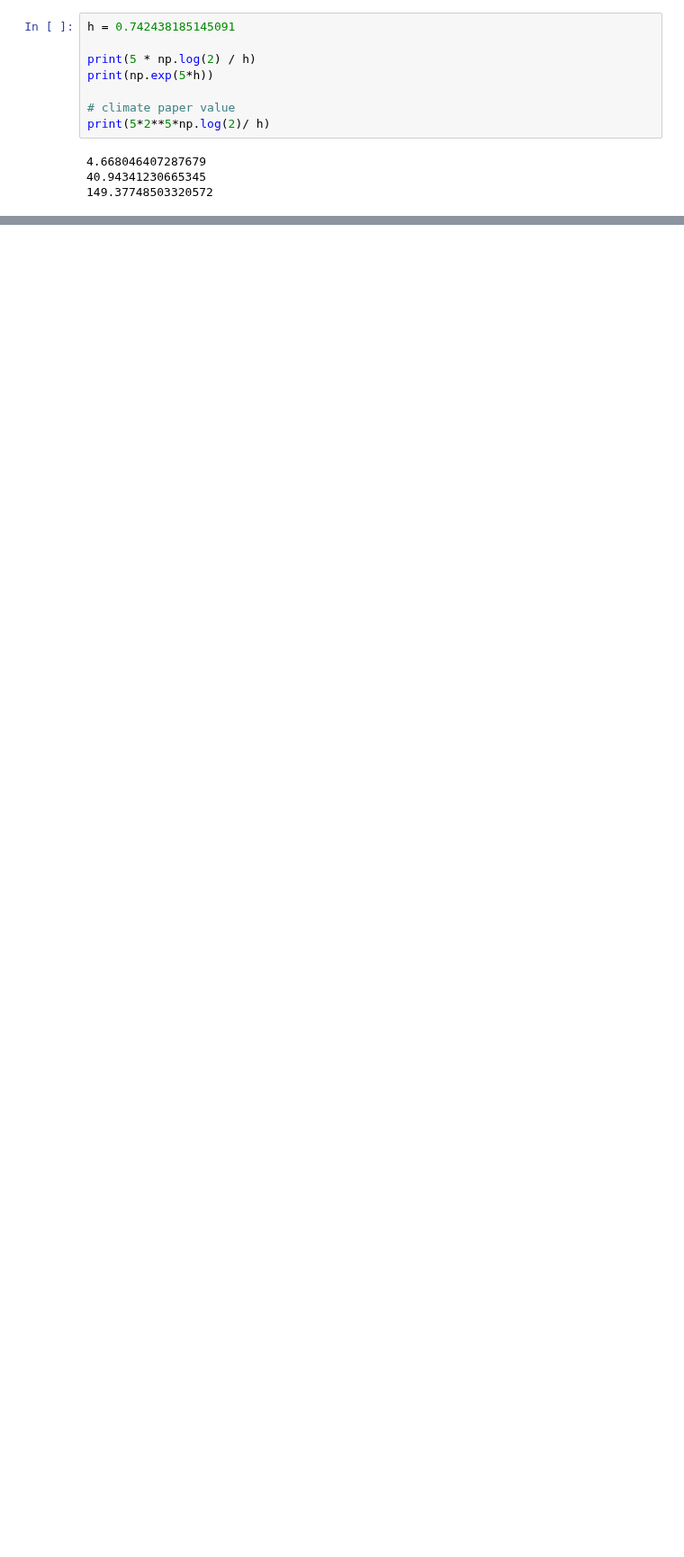
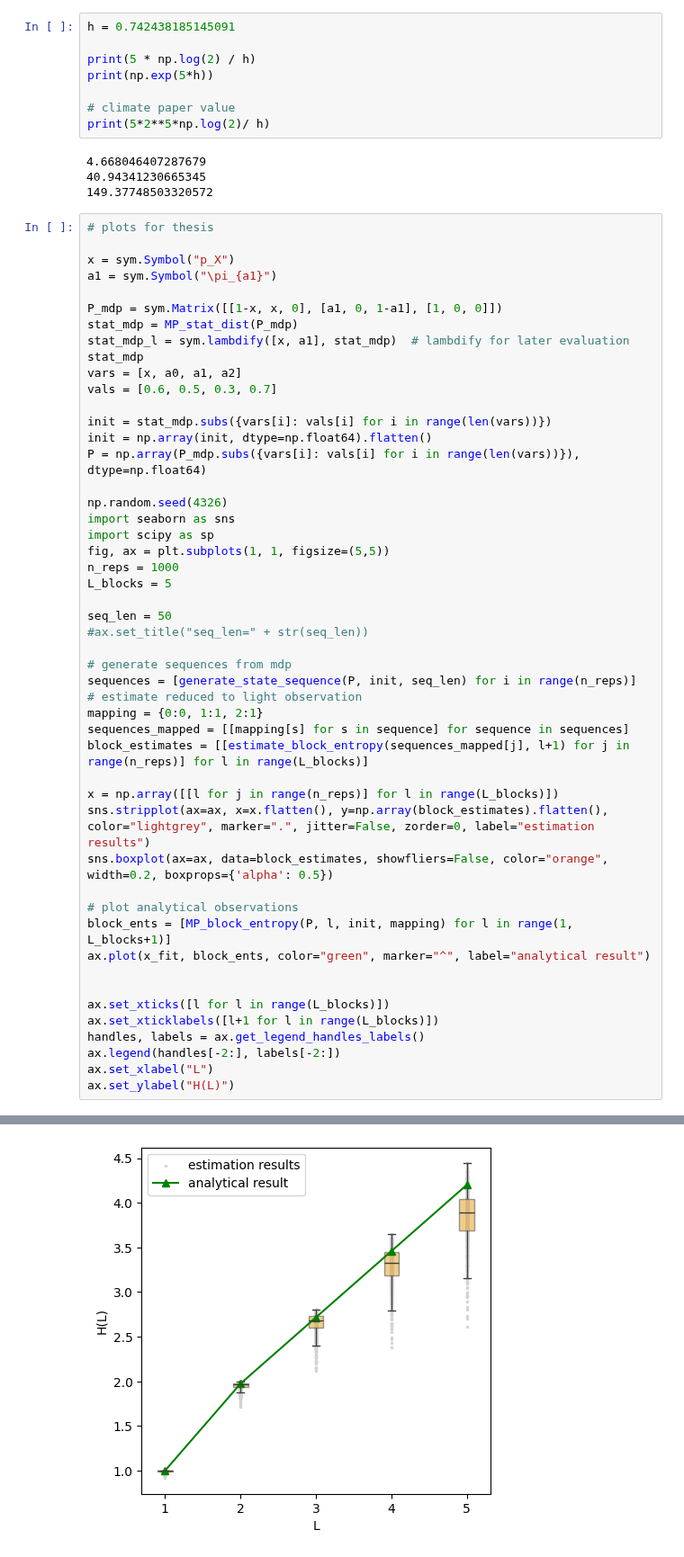
Before and after one commit to LukasPrader/BscThesis_Physics_uibk, a Jupyter notebook: POMDP_analysis.ipynb, the cells around one changed output, grey strips where cells are left out. Shown at 90% size. Saved outputs shown, nothing was run; the diff lists cells and outputs as text; blank space fills up the shorter version.

Commit message:
first version of results

```diff
--- a/POMDP_analysis.ipynb
+++ b/POMDP_analysis.ipynb
@@ -1018,3 +1018,53 @@ print(5*2**5*np.log(2)/ h)
 4.668046407287679
 40.94341230665345
 149.37748503320572
+# %%
+# plots for thesis
+
+x = sym.Symbol("p_X")
+a1 = sym.Symbol("\pi_{a1}")
+
+P_mdp = sym.Matrix([[1-x, x, 0], [a1, 0, 1-a1], [1, 0, 0]])
+stat_mdp = MP_stat_dist(P_mdp)
+stat_mdp_l = sym.lambdify([x, a1], stat_mdp)  # lambdify for later evaluation
+stat_mdp
+vars = [x, a0, a1, a2]
+vals = [0.6, 0.5, 0.3, 0.7]
+
+init = stat_mdp.subs({vars[i]: vals[i] for i in range(len(vars))})
+init = np.array(init, dtype=np.float64).flatten()
+P = np.array(P_mdp.subs({vars[i]: vals[i] for i in range(len(vars))}), dtype=np.float64)
+
+np.random.seed(4326)
+import seaborn as sns
+import scipy as sp
+fig, ax = plt.subplots(1, 1, figsize=(5,5))
+n_reps = 1000
+L_blocks = 5
+
+seq_len = 50
+#ax.set_title("seq_len=" + str(seq_len))
+
+# generate sequences from mdp
+sequences = [generate_state_sequence(P, init, seq_len) for i in range(n_reps)]
+# estimate reduced to light observation
+mapping = {0:0, 1:1, 2:1}
+sequences_mapped = [[mapping[s] for s in sequence] for sequence in sequences]
+block_estimates = [[estimate_block_entropy(sequences_mapped[j], l+1) for j in range(n_reps)] for l in range(L_blocks)]
+
+x = np.array([[l for j in range(n_reps)] for l in range(L_blocks)])
+sns.stripplot(ax=ax, x=x.flatten(), y=np.array(block_estimates).flatten(), color="lightgrey", marker=".", jitter=False, zorder=0, label="estimation results")
+sns.boxplot(ax=ax, data=block_estimates, showfliers=False, color="orange", width=0.2, boxprops={'alpha': 0.5})
+
+# plot analytical observations
+block_ents = [MP_block_entropy(P, l, init, mapping) for l in range(1, L_blocks+1)]
+ax.plot(x_fit, block_ents, color="green", marker="^", label="analytical result")
+
+
+ax.set_xticks([l for l in range(L_blocks)])
+ax.set_xticklabels([l+1 for l in range(L_blocks)])
+handles, labels = ax.get_legend_handles_labels()
+ax.legend(handles[-2:], labels[-2:])
+ax.set_xlabel("L")
+ax.set_ylabel("H(L)")
+# %% [output]
@@ -1020,0 +1072 @@ print(5*2**5*np.log(2)/ h)
+[figure, added]
```
Also changed, not shown: parts of 2 cells of this notebook, 12 other files.
